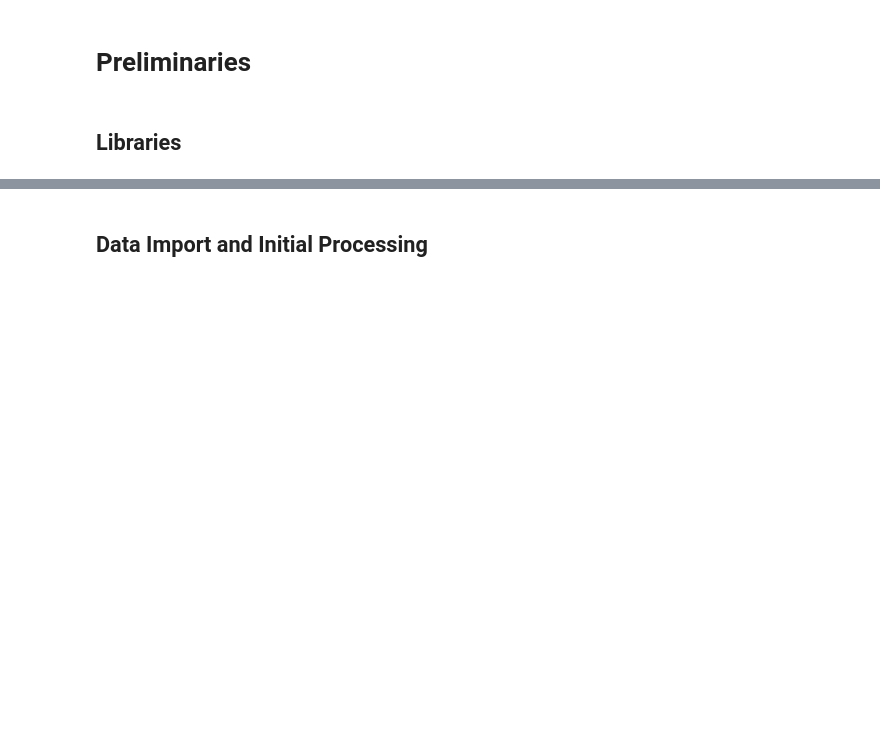
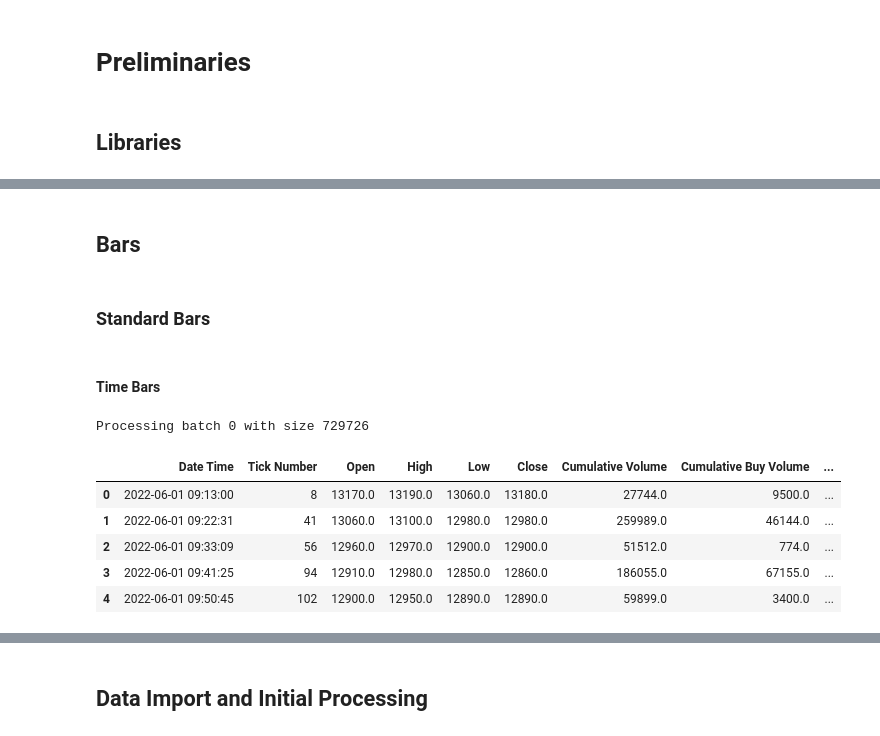
Before and after one commit to RiskLabAI/Notebooks.py, a Jupyter notebook: data/structures/Financial Data Structures.ipynb, the cells around one changed output, grey strips where cells are left out. Drawn from its saved outputs; the diff is of its cells as text; code cells hidden in the pictures; blank space fills up the shorter version.

```diff
--- a/data/structures/Financial Data Structures.ipynb
+++ b/data/structures/Financial Data Structures.ipynb
@@ -59,0 +84,26 @@ wb = load_workbook(excel_file_path) if os.path.exists(excel_file_path) else None
+# %% [markdown]
+## Bars
+# %% [markdown]
+### Standard Bars
+# %% [markdown]
+#### Time Bars
+# %%
+time = controller.handle_input_command(
+    method_name="time_bars",
+    method_arguments={
+        "resolution_type":'MIN',
+        "resolution_units":10,
+    },
+    input_data=data,
+    batch_size=1_000_000,
+)
+
+time.head()
+# %% [output]
+Processing batch 0 with size 729726
+|  | Date Time | Tick Number | Open | High | Low | Close | Cumulative Volume | Cumulative Buy Volume | ... |
+| 0 | 2022-06-01 09:13:00 | 8 | 13170.0 | 13190.0 | 13060.0 | 13180.0 | 27744.0 | 9500.0 | ... |
+| 1 | 2022-06-01 09:22:31 | 41 | 13060.0 | 13100.0 | 12980.0 | 12980.0 | 259989.0 | 46144.0 | ... |
+| 2 | 2022-06-01 09:33:09 | 56 | 12960.0 | 12970.0 | 12900.0 | 12900.0 | 51512.0 | 774.0 | ... |
+| 3 | 2022-06-01 09:41:25 | 94 | 12910.0 | 12980.0 | 12850.0 | 12860.0 | 186055.0 | 67155.0 | ... |
+| 4 | 2022-06-01 09:50:45 | 102 | 12900.0 | 12950.0 | 12890.0 | 12890.0 | 59899.0 | 3400.0 | ... |
```
Also changed, not shown: parts of 85 cells of this notebook, 7 other files.
